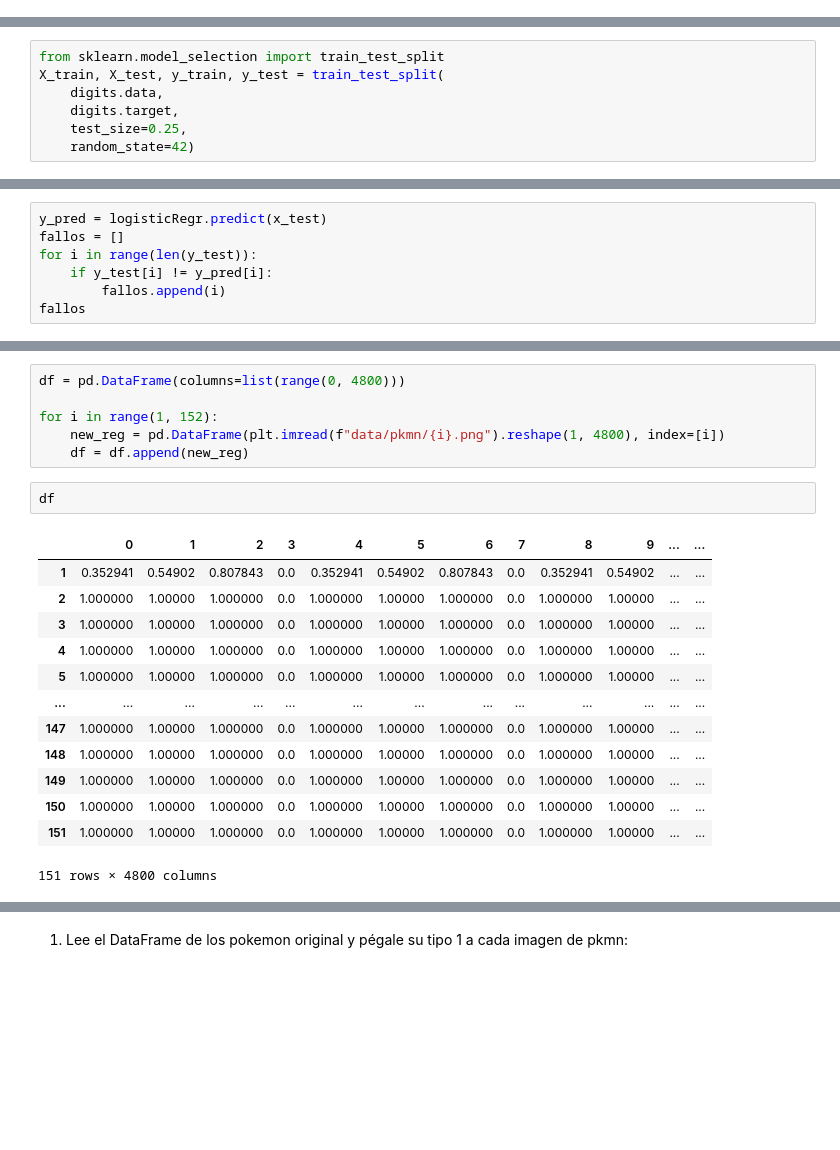
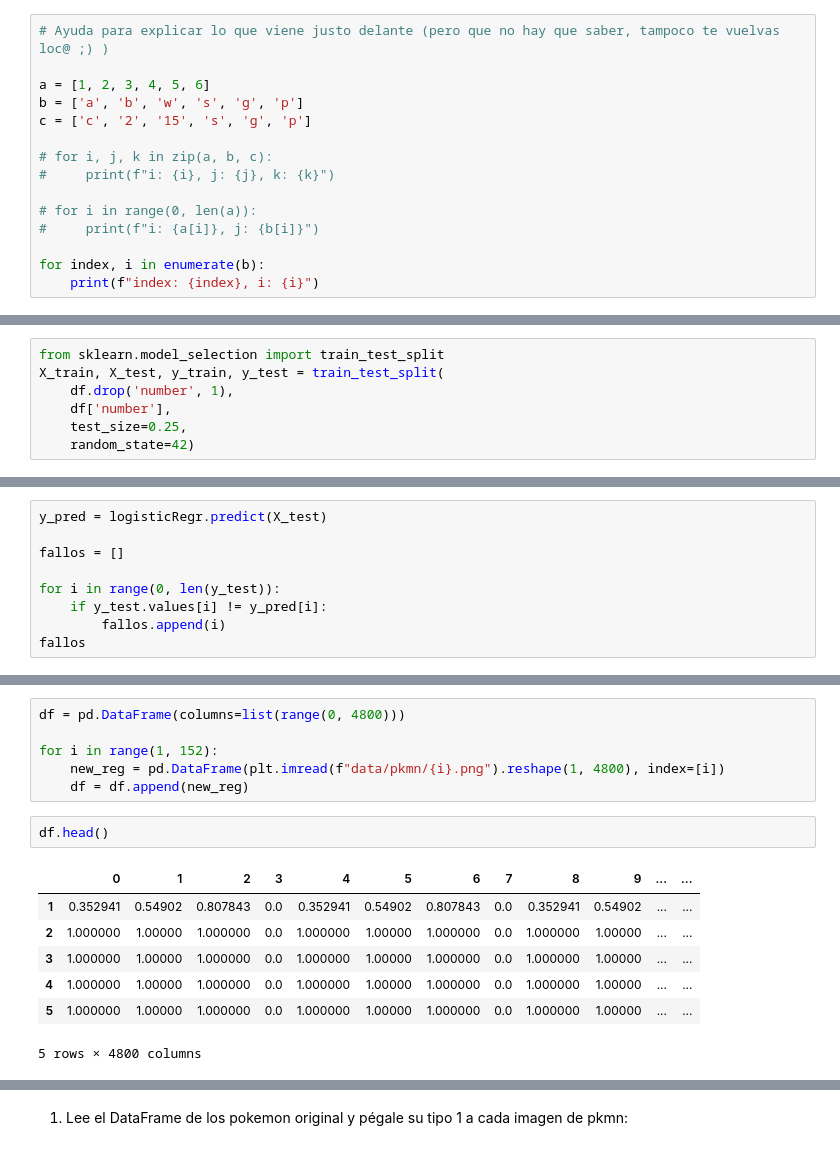
Before and after one commit to franciscocanon-thebridge/bootcamp_thebridge_PTSep20, a Jupyter notebook: Bloque 3 - Machine Learning/01_Supervisado/2-Logistic Regression/03_Regresión_números.ipynb, the cells around one changed output, grey strips where cells are left out. Drawn from its saved outputs; the diff is of its cells as text; blank space fills up the shorter version.

```diff
--- a/Bloque 3 - Machine Learning/01_Supervisado/2-Logistic Regression/03_Regresión_números.ipynb
+++ b/Bloque 3 - Machine Learning/01_Supervisado/2-Logistic Regression/03_Regresión_números.ipynb
@@ -106,0 +124,15 @@ Y para muestra un botón, vamos a mostrar algunos ejemplos de los números. Pond
+# %%
+# Ayuda para explicar lo que viene justo delante (pero que no hay que saber, tampoco te vuelvas loc@ ;) )
+
+a = [1, 2, 3, 4, 5, 6]
+b = ['a', 'b', 'w', 's', 'g', 'p']
+c = ['c', '2', '15', 's', 'g', 'p']
+
+# for i, j, k in zip(a, b, c):
+#     print(f"i: {i}, j: {j}, k: {k}")
+
+# for i in range(0, len(a)):
+#     print(f"i: {a[i]}, j: {b[i]}")
+
+for index, i in enumerate(b):
+    print(f"index: {index}, i: {i}")
@@ -121,8 +162,8 @@ Ahora sí. Hasta aquí todo había sido un poco ilustrativo sobre lo que teníam
 # %%
 from sklearn.model_selection import train_test_split
 X_train, X_test, y_train, y_test = train_test_split(
-    digits.data,
-    digits.target,
+    df.drop('number', 1),
+    df['number'],
     test_size=0.25,
     random_state=42)
 # %%
@@ -193,8 +248,10 @@ Vamos a ir ahora con una que veamos que falle:
 # %%
-y_pred = logisticRegr.predict(x_test)
+y_pred = logisticRegr.predict(X_test)
+
 fallos = []
-for i in range(len(y_test)):
-    if y_test[i] != y_pred[i]:
+
+for i in range(0, len(y_test)):
+    if y_test.values[i] != y_pred[i]:
         fallos.append(i)
 fallos
 # %% [output]
@@ -308,20 +518,14 @@ for i in range(1, 152):
     new_reg = pd.DataFrame(plt.imread(f"data/pkmn/{i}.png").reshape(1, 4800), index=[i])
     df = df.append(new_reg)
 # %%
-df
+df.head()
 # %% [output]
 |  | 0 | 1 | 2 | 3 | 4 | 5 | 6 | 7 | 8 | 9 | ... | ... |
 | 1 | 0.352941 | 0.54902 | 0.807843 | 0.0 | 0.352941 | 0.54902 | 0.807843 | 0.0 | 0.352941 | 0.54902 | ... | ... |
 | 2 | 1.000000 | 1.00000 | 1.000000 | 0.0 | 1.000000 | 1.00000 | 1.000000 | 0.0 | 1.000000 | 1.00000 | ... | ... |
 | 3 | 1.000000 | 1.00000 | 1.000000 | 0.0 | 1.000000 | 1.00000 | 1.000000 | 0.0 | 1.000000 | 1.00000 | ... | ... |
 | 4 | 1.000000 | 1.00000 | 1.000000 | 0.0 | 1.000000 | 1.00000 | 1.000000 | 0.0 | 1.000000 | 1.00000 | ... | ... |
 | 5 | 1.000000 | 1.00000 | 1.000000 | 0.0 | 1.000000 | 1.00000 | 1.000000 | 0.0 | 1.000000 | 1.00000 | ... | ... |
-| ... | ... | ... | ... | ... | ... | ... | ... | ... | ... | ... | ... | ... |
-| 147 | 1.000000 | 1.00000 | 1.000000 | 0.0 | 1.000000 | 1.00000 | 1.000000 | 0.0 | 1.000000 | 1.00000 | ... | ... |
-| 148 | 1.000000 | 1.00000 | 1.000000 | 0.0 | 1.000000 | 1.00000 | 1.000000 | 0.0 | 1.000000 | 1.00000 | ... | ... |
-| 149 | 1.000000 | 1.00000 | 1.000000 | 0.0 | 1.000000 | 1.00000 | 1.000000 | 0.0 | 1.000000 | 1.00000 | ... | ... |
-| 150 | 1.000000 | 1.00000 | 1.000000 | 0.0 | 1.000000 | 1.00000 | 1.000000 | 0.0 | 1.000000 | 1.00000 | ... | ... |
-| 151 | 1.000000 | 1.00000 | 1.000000 | 0.0 | 1.000000 | 1.00000 | 1.000000 | 0.0 | 1.000000 | 1.00000 | ... | ... |
-151 rows × 4800 columns
+5 rows × 4800 columns
 # %%
 # Y un diccoinario de tipos que nos vendrá bien en el futuro:
```
Also changed, not shown: parts of 53 cells of this notebook, 10 other files.
